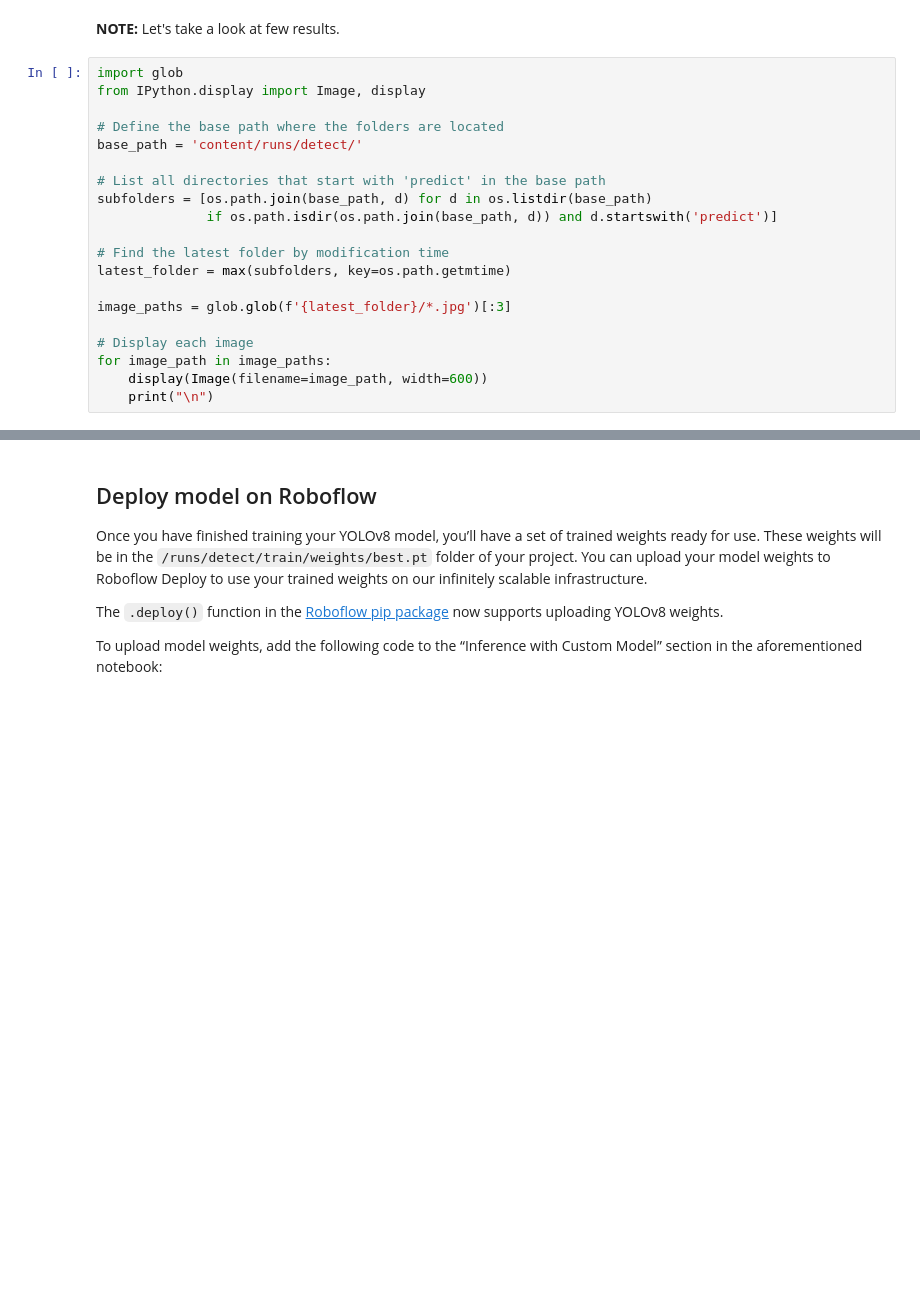
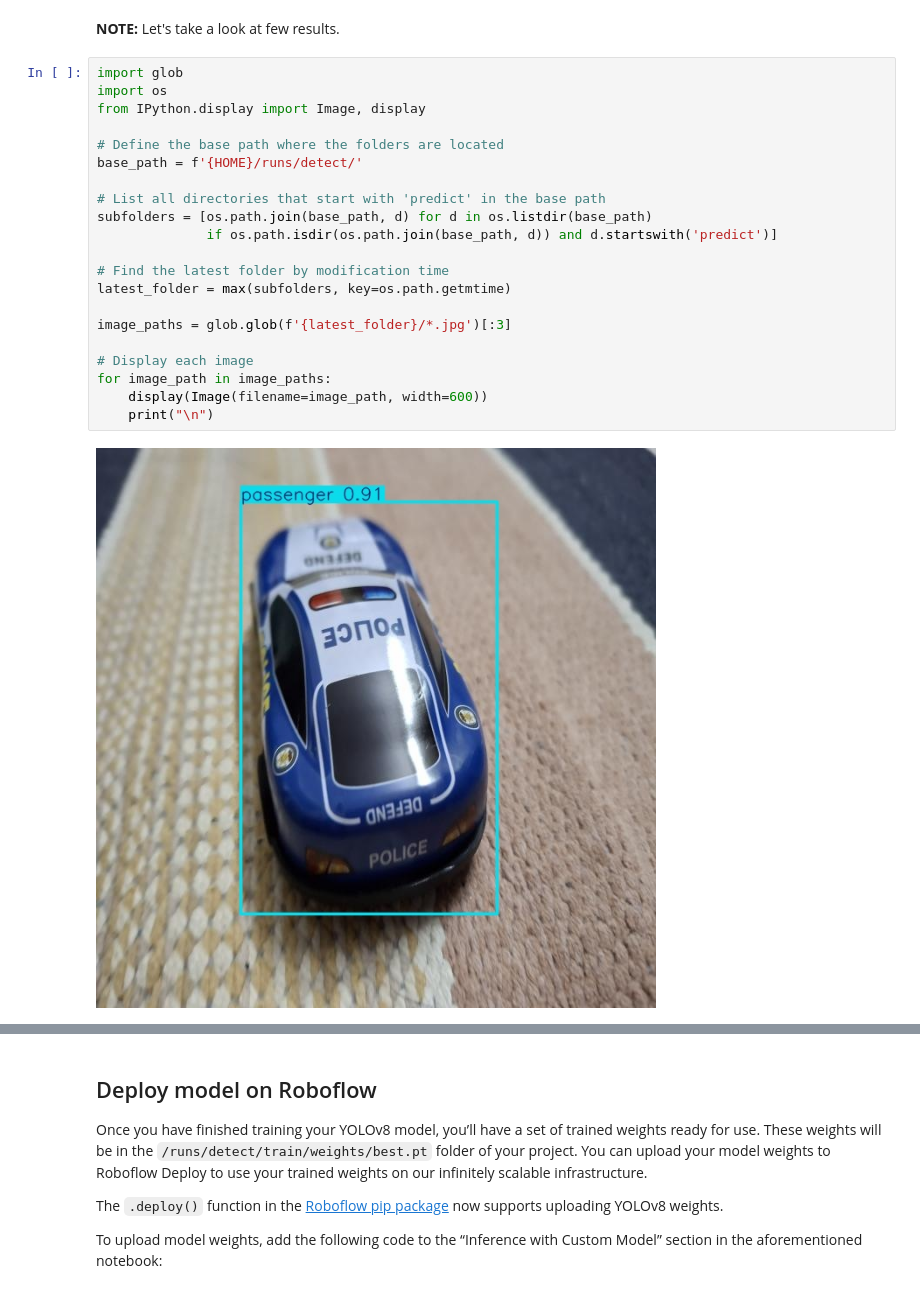
Before and after one commit to Mohd-Shujath-Ali/Learning, a Jupyter notebook: notebooks/train-yolov8-object-detection-on-custom-dataset.ipynb, the cells around one changed output, grey strips where cells are left out. Drawn from its saved outputs; the diff is of its cells as text; blank space fills up the shorter version.

```diff
--- a/notebooks/train-yolov8-object-detection-on-custom-dataset.ipynb
+++ b/notebooks/train-yolov8-object-detection-on-custom-dataset.ipynb
@@ -338,21 +195,24 @@ Results saved to runs/detect/predict2
 **NOTE:** Let's take a look at few results.
 # %%
 import glob
+import os
 from IPython.display import Image, display
 
 # Define the base path where the folders are located
-base_path = 'content/runs/detect/'
+base_path = f'{HOME}/runs/detect/'
 
 # List all directories that start with 'predict' in the base path
 subfolders = [os.path.join(base_path, d) for d in os.listdir(base_path)
               if os.path.isdir(os.path.join(base_path, d)) and d.startswith('predict')]
 
 # Find the latest folder by modification time
 latest_folder = max(subfolders, key=os.path.getmtime)
 
 image_paths = glob.glob(f'{latest_folder}/*.jpg')[:3]
 
 # Display each image
 for image_path in image_paths:
     display(Image(filename=image_path, width=600))
     print("\n")
+# %% [output]
+[figure, added]
```
Also changed, not shown: parts of 17 cells of this notebook.
